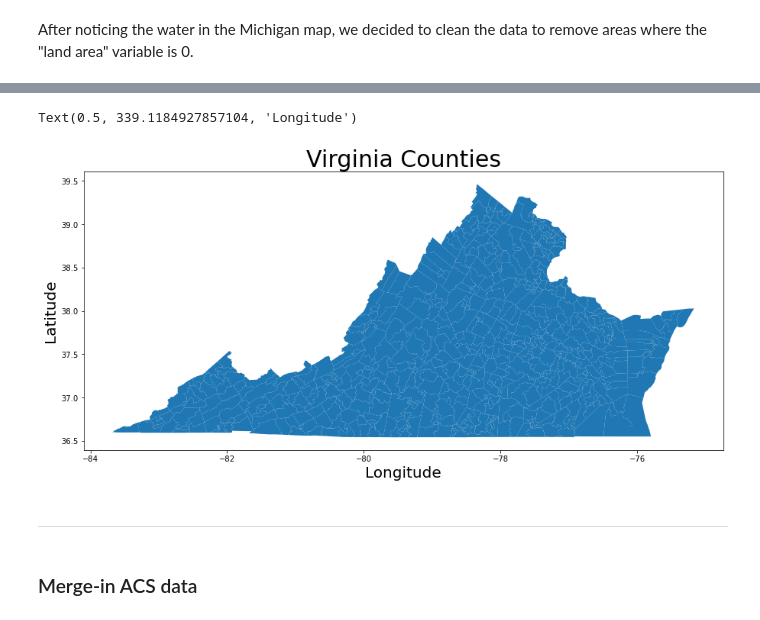
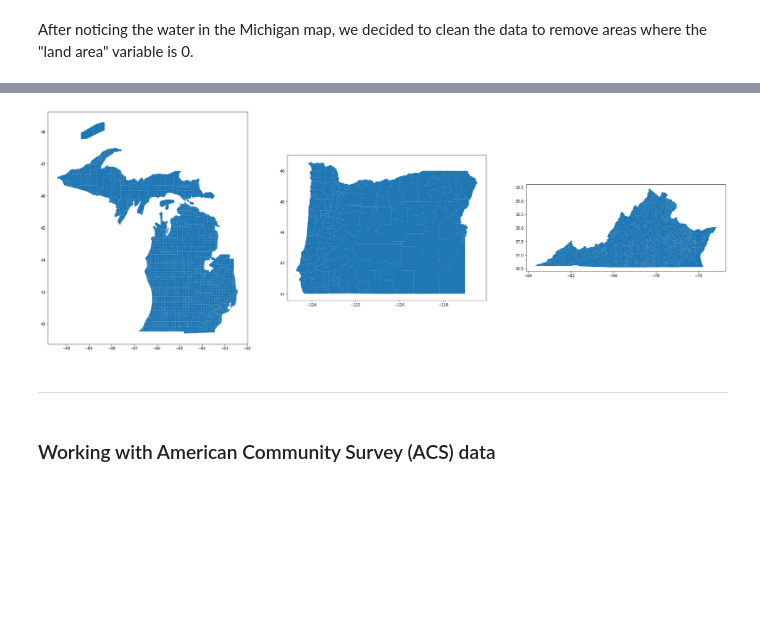
Before and after one commit to fshaikh4/NRT-data-challenge-II_July-2021, a Jupyter notebook: code/scratchwork.ipynb, the cells around one changed output, grey strips where cells are left out. Saved outputs shown, nothing was run; the diff lists cells and outputs as text; code cells hidden in the pictures; blank space fills up the shorter version.

Commit message:
Fixed issues and allowed for merging b/w census shapefiles and ACS demographics data by GEOID.

```diff
--- a/code/scratchwork.ipynb
+++ b/code/scratchwork.ipynb
@@ -10,16 +21,25 @@ import random
 # %%
-## reading-in relevant files
-from pathlib import Path
-
+# define paths for relevant data directories
 datapath = Path('../data/')
 
-mich_path = datapath / 'tl_2020_26_cousub_michigan'
-oreg_path = datapath / 'tl_2020_41_cousub_oregon'
-virg_path = datapath / 'tl_2020_51_cousub_virginia'
+shapefiles_path = datapath / 'census TIGER shapefiles'
+acs_path = datapath / 'american community survey'
+asthma_path = datapath / 'asthma hospitalizations'
+heart_path = datapath / 'heart attack hospitalizations'
 
-mich_df = gpd.read_file(mich_path / 'tl_2020_26_cousub.shp')
-oreg_df = gpd.read_file(oreg_path / 'tl_2020_41_cousub.shp')
-virg_df = gpd.read_file(virg_path / 'tl_2020_51_cousub.shp')
+# provide specific filenames for relevant files
+mich_fname = shapefiles_path / 'tl_2020_26_cousub_michigan'
+oreg_fname = shapefiles_path / 'tl_2020_41_cousub_oregon'
+virg_fname = shapefiles_path / 'tl_2020_51_cousub_virginia'
+
+acs_fname = acs_path / 'ACSDP5Y2019.DP05_2021-07-14T195323/ACSDP5Y2019.DP05_data_with_overlays_2021-07-14T195315.csv'
+
+# create pandas/geopandas dataframes by reading-in filenames
+mich_df = gpd.read_file(mich_fname / 'tl_2020_26_cousub.shp')
+oreg_df = gpd.read_file(oreg_fname / 'tl_2020_41_cousub.shp')
+virg_df = gpd.read_file(virg_fname / 'tl_2020_51_cousub.shp')
+
+acs_df = pd.read_csv(acs_fname)
 # %% [markdown]
 ---
 # %% [markdown]
@@ -51,9 +48,0 @@ Text(0.5, 216.8652675181311, 'Longitude')
-# %%
-fig, ax = plt.subplots(figsize = (15,15))
-virg_df.plot(ax=ax)
-ax.set_title('Virginia Counties',fontdict = {'fontsize': 30})
-ax.set_ylabel('Latitude',fontdict = {'fontsize': 20})
-ax.set_xlabel('Longitude',fontdict = {'fontsize': 20})
-# %% [output]
-Text(0.5, 339.1184927857104, 'Longitude')
-[figure, removed]
@@ -60,4 +54,13 @@ Text(0.5, 339.1184927857104, 'Longitude')
+# %%
+# plot MI, OR, VA counties
+fig, axs = plt.subplots(1, 3, figsize = (33,99))
+mich_df.plot(ax=axs[0])
+oreg_df.plot(ax=axs[1])
+virg_df.plot(ax=axs[2])
+plt.show()
+# %% [output]
+[figure, added]
 # %% [markdown]
 ---
 # %% [markdown]
-### Merge-in ACS data
+### Working with American Community Survey (ACS) data
```
Also changed, not shown: parts of 22 cells of this notebook.
